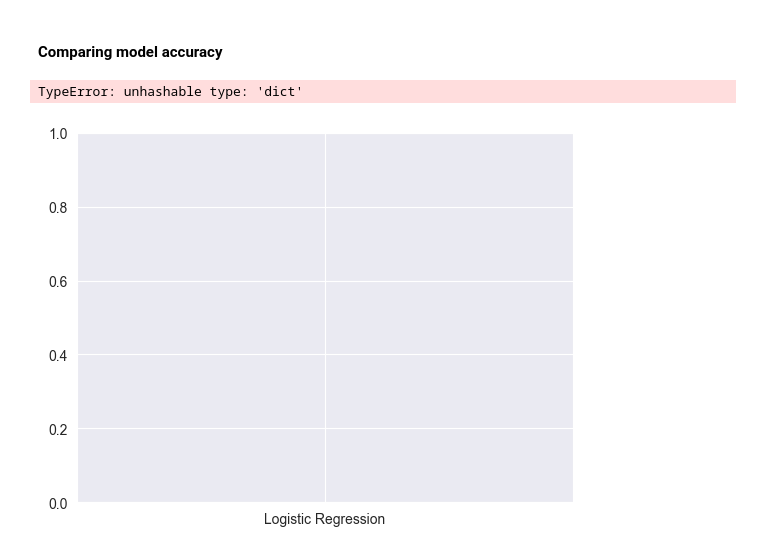
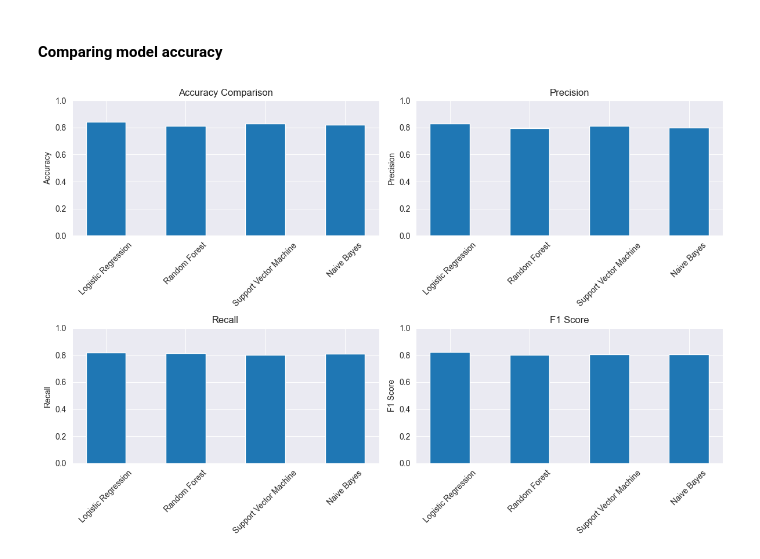
Before and after one commit to ishahzaibkhan/titanic_seaborn, a Jupyter notebook: main.ipynb, the cells around one changed output. Saved outputs shown, nothing was run; the diff lists cells and outputs as text; code cells hidden in the pictures.

Commit message:
subplots for each metric

```diff
--- a/main.ipynb
+++ b/main.ipynb
@@ -436,12 +436,43 @@ Naive Bayes:
 # %% [markdown]
 #### Comparing model accuracy
 # %%
-plt.bar(results.keys(), results.values(), width=0.8, align="center")
-plt.title("Model Accuracy Comparison")
-plt.ylabel("Accuracy")
-plt.ylim(0, 1)
-plt.xticks(fontsize=9)
+model_names = list(results.keys())
+accuracies = [metrics["Accuracy"] for metrics in results.values()]
+precisions = [metrics["Precision"] for metrics in results.values()]
+recalls = [metrics["Recall"] for metrics in results.values()]
+f1_scores = [metrics["F1"] for metrics in results.values()]
+
+fig, axes = plt.subplots(2, 2, figsize=(12, 8))
+
+# Plot accuracy
+axes[0, 0].bar(model_names, accuracies, width=0.5, align="center")
+axes[0, 0].set_title("Accuracy Comparison")
+axes[0, 0].set_ylabel("Accuracy")
+axes[0, 0].set_ylim(0, 1)
+axes[0, 0].tick_params(axis="x", labelrotation=45)
+
+# Plot precision
+axes[0, 1].bar(model_names, precisions, width=0.5, align="center")
+axes[0, 1].set_title("Precision")
+axes[0, 1].set_ylabel("Precision")
+axes[0, 1].set_ylim(0, 1)
+axes[0, 1].tick_params(axis="x", labelrotation=45)
+
+# Plot recall
+axes[1, 0].bar(model_names, recalls, width=0.5, align="center")
+axes[1, 0].set_title("Recall")
+axes[1, 0].set_ylabel("Recall")
+axes[1, 0].set_ylim(0, 1)
+axes[1, 0].tick_params(axis="x", labelrotation=45)
+
+# Plot F1 score
+axes[1, 1].bar(model_names, f1_scores, width=0.5, align="center")
+axes[1, 1].set_title("F1 Score")
+axes[1, 1].set_ylabel("F1 Score")
+axes[1, 1].set_ylim(0, 1)
+axes[1, 1].tick_params(axis="x", labelrotation=45)
+
+plt.tight_layout()
 plt.show()
 # %% [output]
-TypeError: unhashable type: 'dict'
-[figure, old version]
+[figure, new version]
```
